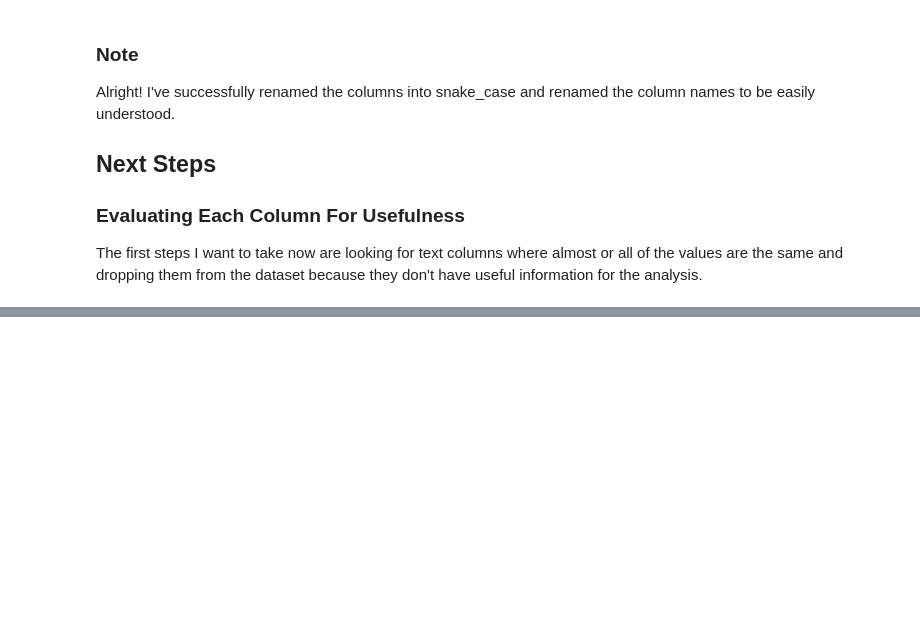
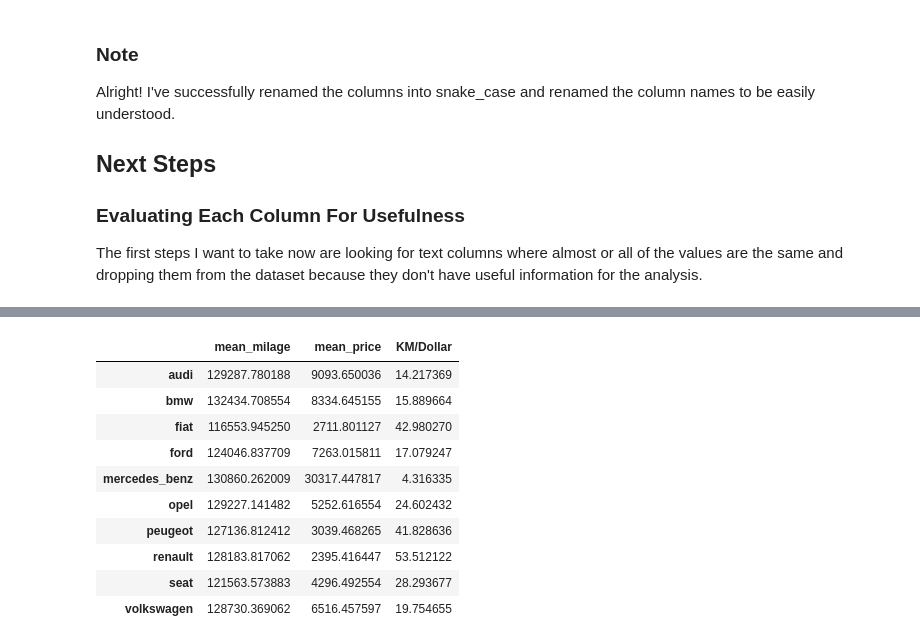
Before and after one commit to Overwear/Project_Exploring_eBay_Car_Sales_Data, a Jupyter notebook: Basics.ipynb, the cells around one changed output, grey strips where cells are left out. Saved outputs shown, nothing was run; the diff lists cells and outputs as text; code cells hidden in the pictures; blank space fills up the shorter version.

Commit message:
Add more analysis of price and milage mean

```diff
--- a/Basics.ipynb
+++ b/Basics.ipynb
@@ -167,0 +399,4 @@ From the descriptive statistics summary table above, we can see that the followi
+# %%
+#Remove years that are out the 1900-2016 range and assign to new_autos
+new_autos = autos[(autos["registration_year"] > 1900) & (autos["registration_year"] <= 2016)]
+new_autos["registration_year"].describe()
@@ -167,0 +502,18 @@ From the descriptive statistics summary table above, we can see that the followi
+# %%
+#Get top ten brands sold
+top_ten_brands = new_autos["brand"].value_counts().head(10)
+
+#Convert the brands to a list
+top_ten_brands_list = top_ten_brands.index.tolist()
+# %%
+#Create dictionary to hold the average price of the top 10 brands
+top_10_average_price = {}
+
+for brand in top_ten_brands_list:
+    df_containing_brand_only = new_autos[new_autos["brand"] == brand]
+    price_sum = df_containing_brand_only["price"].sum()
+    how_many_cars_in_brand = df_containing_brand_only.shape[0]
+    average_price = price_sum/how_many_cars_in_brand
+    top_10_average_price[brand] = average_price
+    print("The brand is {0} \nThe price_sum is {1} \nThe number of cars of this brand in this dataset is {2} \nThe average price for this brand is {3}\n ------------------------".format(brand, price_sum, how_many_cars_in_brand, average_price))
+top_10_average_price
@@ -167,0 +564,12 @@ From the descriptive statistics summary table above, we can see that the followi
+# %%
+#Create dictionary to hold the average milage of the top 10 brands
+top_10_average_milage = {}
+
+for brand in top_ten_brands_list:
+    df_containing_brand_only = new_autos[new_autos["brand"] == brand]
+    milage_sum = df_containing_brand_only["odometer_km"].sum()
+    how_many_cars_in_brand = df_containing_brand_only.shape[0]
+    average_milage = milage_sum/how_many_cars_in_brand
+    top_10_average_milage[brand] = average_milage
+    print("The brand is {0} \nThe milage_sum is {1}km \nThe number of cars of this brand in this dataset is {2} \nThe average milage for this brand is {3}km\n ------------------------".format(brand, milage_sum, how_many_cars_in_brand, average_milage))
+top_10_average_milage
@@ -167,0 +604,23 @@ From the descriptive statistics summary table above, we can see that the followi
+# %%
+mean_milage_series = pd.Series(top_10_average_milage)
+mean_price_series = pd.Series(top_10_average_price)
+
+new_mean_df = pd.DataFrame(mean_milage_series, columns=['mean_milage'])
+
+new_mean_df['mean_price'] = mean_price_series
+
+new_mean_df['KM/Dollar'] = new_mean_df['mean_milage'] / new_mean_df['mean_price']
+
+new_mean_df
+# %% [output]
+|  | mean_milage | mean_price | KM/Dollar |
+| audi | 129287.780188 | 9093.650036 | 14.217369 |
+| bmw | 132434.708554 | 8334.645155 | 15.889664 |
+| fiat | 116553.945250 | 2711.801127 | 42.980270 |
+| ford | 124046.837709 | 7263.015811 | 17.079247 |
+| mercedes_benz | 130860.262009 | 30317.447817 | 4.316335 |
+| opel | 129227.141482 | 5252.616554 | 24.602432 |
+| peugeot | 127136.812412 | 3039.468265 | 41.828636 |
+| renault | 128183.817062 | 2395.416447 | 53.512122 |
+| seat | 121563.573883 | 4296.492554 | 28.293677 |
+| volkswagen | 128730.369062 | 6516.457597 | 19.754655 |
```
Also changed, not shown: parts of 35 cells of this notebook.
